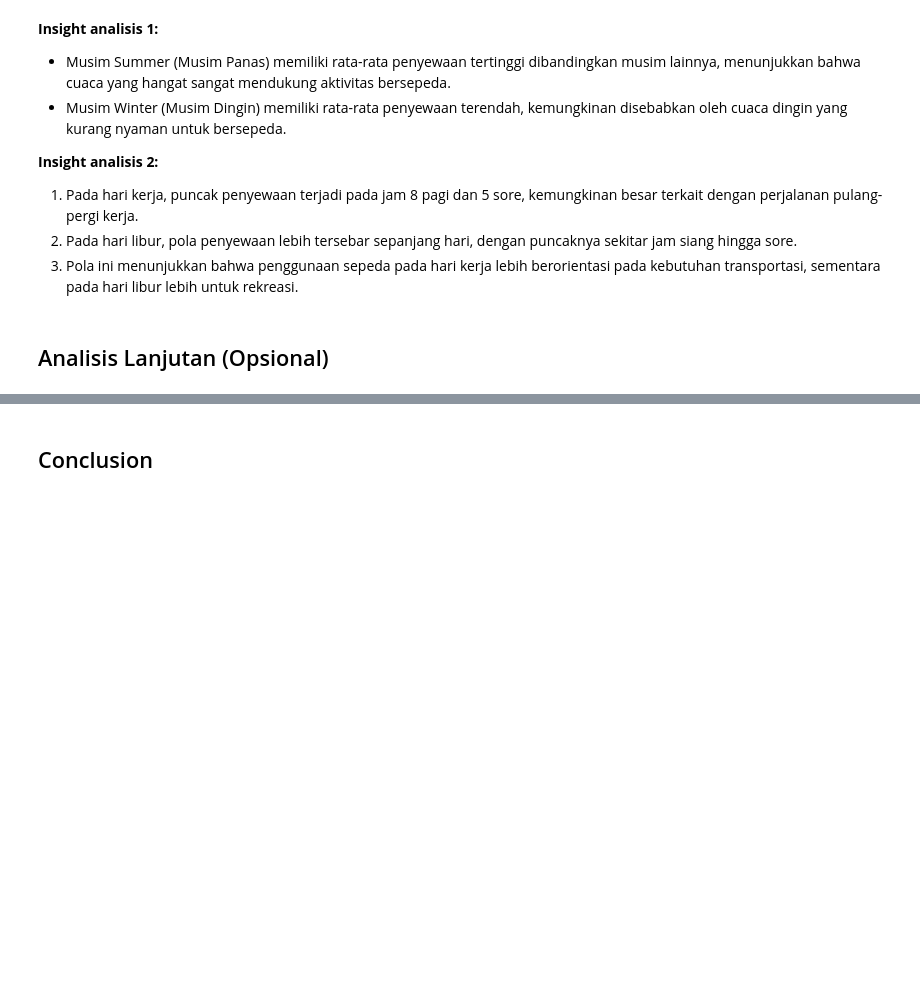
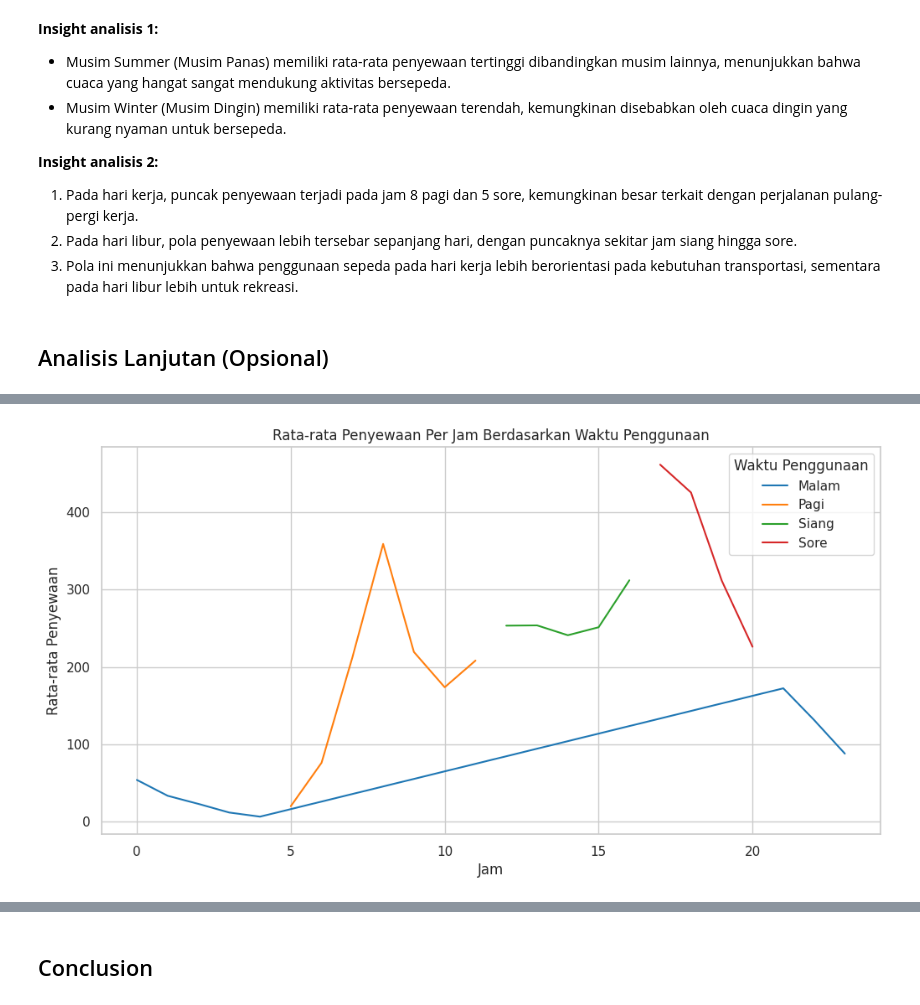
Before and after one commit to farhanzibran/Bike-Rental-Analysis, a Jupyter notebook: notebook.ipynb, the cells around one changed output, grey strips where cells are left out. Cells and saved outputs as stored; diff of their text form; code cells hidden in the pictures; blank space fills up the shorter version.

```diff
--- a/notebook.ipynb
+++ b/notebook.ipynb
@@ -823,0 +760,88 @@ plt.show()
+# %%
+# Menambahkan kolom tanggal ke dalam format datetime
+# Load dataset
+df = pd.read_csv('https://raw.githubusercontent.com/farhanzibran/Bike-Rental-Analysis/refs/heads/main/merged_data.csv')
+
+# Konversi waktu menjadi datetime (jika belum)
+df['dteday'] = pd.to_datetime(df['dteday'])
+
+# **1. Klasifikasi berdasarkan waktu penggunaan**
+# Tambahkan kolom 'time_of_day' berdasarkan jam
+def classify_time_of_day(hour):
+    if 5 <= hour < 12:
+        return 'Pagi'
+    elif 12 <= hour < 17:
+        return 'Siang'
+    elif 17 <= hour < 21:
+        return 'Sore'
+    else:
+        return 'Malam'
+
+df['time_of_day'] = df['hr'].apply(classify_time_of_day)
+
+# **2. Klasifikasi berdasarkan jumlah penyewaan**
+# Kelompokkan penyewaan menjadi rendah, sedang, tinggi
+def classify_rental_count(cnt):
+    if cnt < 100:
+        return 'Rendah'
+    elif 100 <= cnt < 500:
+        return 'Sedang'
+    else:
+        return 'Tinggi'
+
+df['rental_group'] = df['cnt'].apply(classify_rental_count)
+
+# **3. Statistik berdasarkan grup**
+# Hitung statistik untuk setiap kombinasi grup waktu dan penyewaan
+group_stats = df.groupby(['time_of_day', 'rental_group']).agg({
+    'cnt': ['mean', 'sum'],
+    'hr': 'count'
+}).reset_index()
+
+# Ubah nama kolom agar lebih rapi
+group_stats.columns = ['time_of_day', 'rental_group', 'mean_rentals', 'total_rentals', 'count_hours']
+
+# **4. Analisis per hari atau per jam**
+# Hitung jumlah rata-rata penyewaan per jam atau per hari
+hourly_stats = df.groupby(['hr', 'time_of_day']).agg({
+    'cnt': 'mean',
+    'registered': 'mean',
+    'casual': 'mean'
+}).reset_index()
+hourly_stats = hourly_stats.rename(columns={
+    'cnt': 'mean_total_rentals',
+    'registered': 'mean_registered',
+    'casual': 'mean_casual'
+})
+
+# **5. Cetak hasil analisis**
+print("Statistik Berdasarkan Waktu Penggunaan dan Grup Penyewaan:")
+print(group_stats)
+
+print("\nRata-rata Penyewaan Per Jam:")
+print(hourly_stats)
+
+# **6. Visualisasi**
+import matplotlib.pyplot as plt
+import seaborn as sns
+
+# Plot distribusi rata-rata penyewaan per jam berdasarkan waktu penggunaan
+plt.figure(figsize=(12, 6))
+sns.lineplot(data=hourly_stats, x='hr', y='mean_total_rentals', hue='time_of_day', palette='tab10')
+plt.title('Rata-rata Penyewaan Per Jam Berdasarkan Waktu Penggunaan')
+plt.xlabel('Jam')
+plt.ylabel('Rata-rata Penyewaan')
+plt.legend(title='Waktu Penggunaan')
+plt.grid(True)
+plt.show()
+
+# Plot jumlah penyewaan per grup waktu dan grup penyewaan
+plt.figure(figsize=(12, 6))
+sns.barplot(data=group_stats, x='time_of_day', y='total_rentals', hue='rental_group', palette='tab10')
+plt.title('Jumlah Penyewaan Berdasarkan Waktu Penggunaan dan Grup Penyewaan')
+plt.xlabel('Waktu Penggunaan')
+plt.ylabel('Jumlah Penyewaan')
+plt.legend(title='Grup Penyewaan')
+plt.grid(True)
+plt.show()
+# %% [output]
@@ -823,0 +865 @@ plt.show()
+[figure, added]
```
Also changed, not shown: parts of 11 cells of this notebook.
